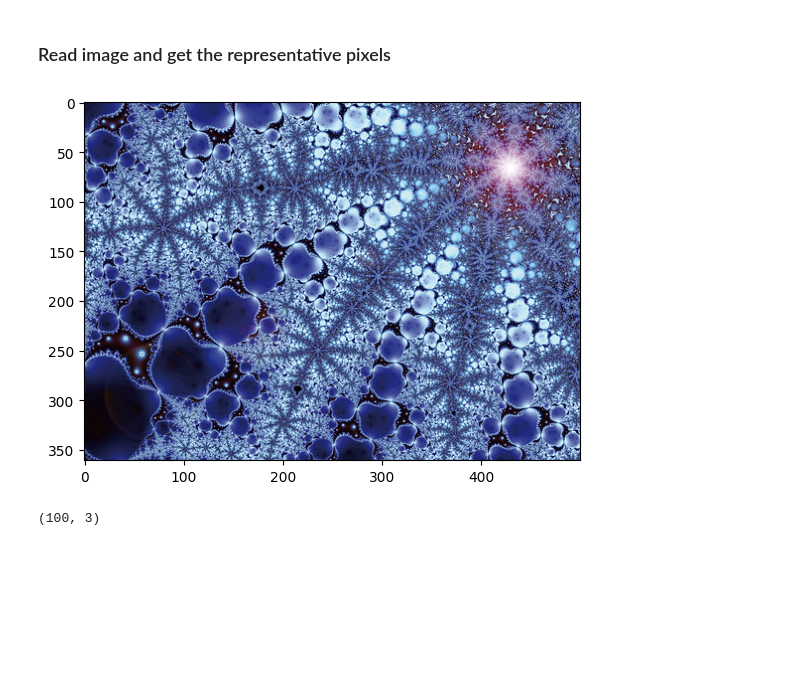
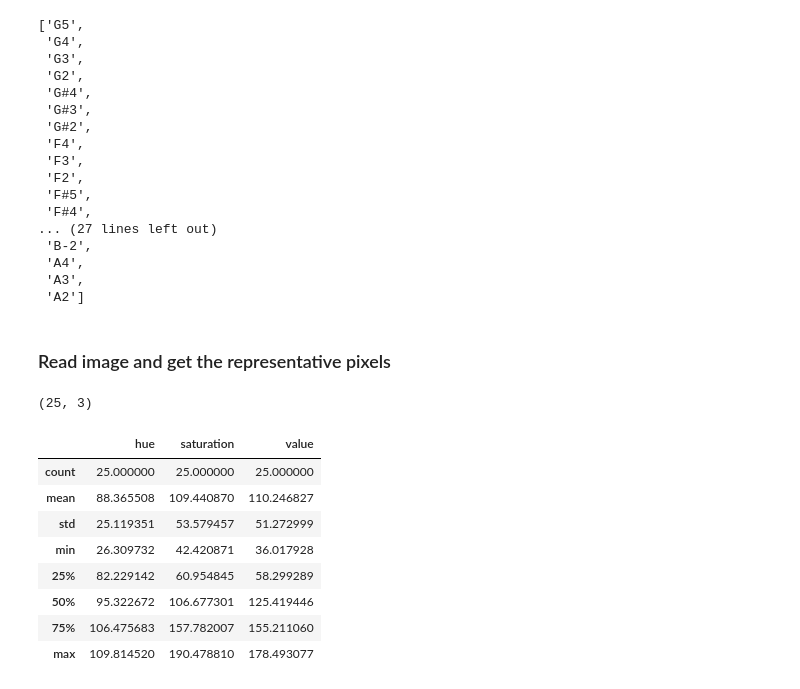
Before and after one commit to dbetm/image-2-melody, a Jupyter notebook: experiments/playground.ipynb, the cells around one changed output. Saved outputs shown, nothing was run; the diff lists cells and outputs as text; code cells hidden in the pictures; blank space fills up the shorter version.

```diff
--- a/experiments/playground.ipynb
+++ b/experiments/playground.ipynb
@@ -19,3 +72,28 @@ from image_to_melody.img_utils import (
+# %%
+import ast
+
+with open(os.path.join(ARTIFACTS_FOLDER, "single_notes_set.txt"), "r") as f:
+    single_notes_loaded = ast.literal_eval(f.read())
+
+single_notes_loaded
+# %% [output]
+['G5',
+ 'G4',
+ 'G3',
+ 'G2',
+ 'G#4',
+ 'G#3',
+ 'G#2',
+ 'F4',
+ 'F3',
+ 'F2',
+ 'F#5',
+ 'F#4',
+... (27 lines left out)
+ 'B-2',
+ 'A4',
+ 'A3',
+ 'A2']
 # %% [markdown]
 ### Read image and get the representative pixels
 # %%
@@ -24,9 +102,7 @@ sample_img_filename = "002_pilares_de_la_creacion.png"
 # %%
 img = cv2.imread(filename=f"{base_path}/{sample_img_filename}")
-color_image = cv2.cvtColor(src=img, code=cv2.COLOR_BGR2RGB)
+hsv_img = cv2.cvtColor(src=img, code=cv2.COLOR_BGR2HSV)
 
-plt.imshow(color_image)
+plt.imshow(hsv_img)
 plt.show()
-# %% [output]
-[figure, removed]
 # %%
@@ -39,9 +115,31 @@ representative_pixels = get_representative_pixels(
 # %%
 num_pixels = number_slices * k
 
+# df_repixels = pd.DataFrame(
+#     representative_pixels[:num_pixels], columns=["red", "green", "blue"]
+# )
 df_repixels = pd.DataFrame(
-    representative_pixels[:num_pixels], columns=["red", "green", "blue"]
+    representative_pixels, columns=["hue", "saturation", "value"]
 )
 df_repixels.shape
 # %% [output]
-(100, 3)
+(25, 3)
+# %%
+"""In OpenCV, the range of values are:
+
+HUE: 0-180
+SATURATION: 0-255
+VALUE: 0-255
+"""
+
+df_repixels.describe()
+# %% [output]
+|  | hue | saturation | value |
+| count | 25.000000 | 25.000000 | 25.000000 |
+| mean | 88.365508 | 109.440870 | 110.246827 |
+| std | 25.119351 | 53.579457 | 51.272999 |
+| min | 26.309732 | 42.420871 | 36.017928 |
+| 25% | 82.229142 | 60.954845 | 58.299289 |
+| 50% | 95.322672 | 106.677301 | 125.419446 |
+| 75% | 106.475683 | 157.782007 | 155.211060 |
+| max | 109.814520 | 190.478810 | 178.493077 |
```
Also changed, not shown: parts of 54 cells of this notebook, 13 other files.
